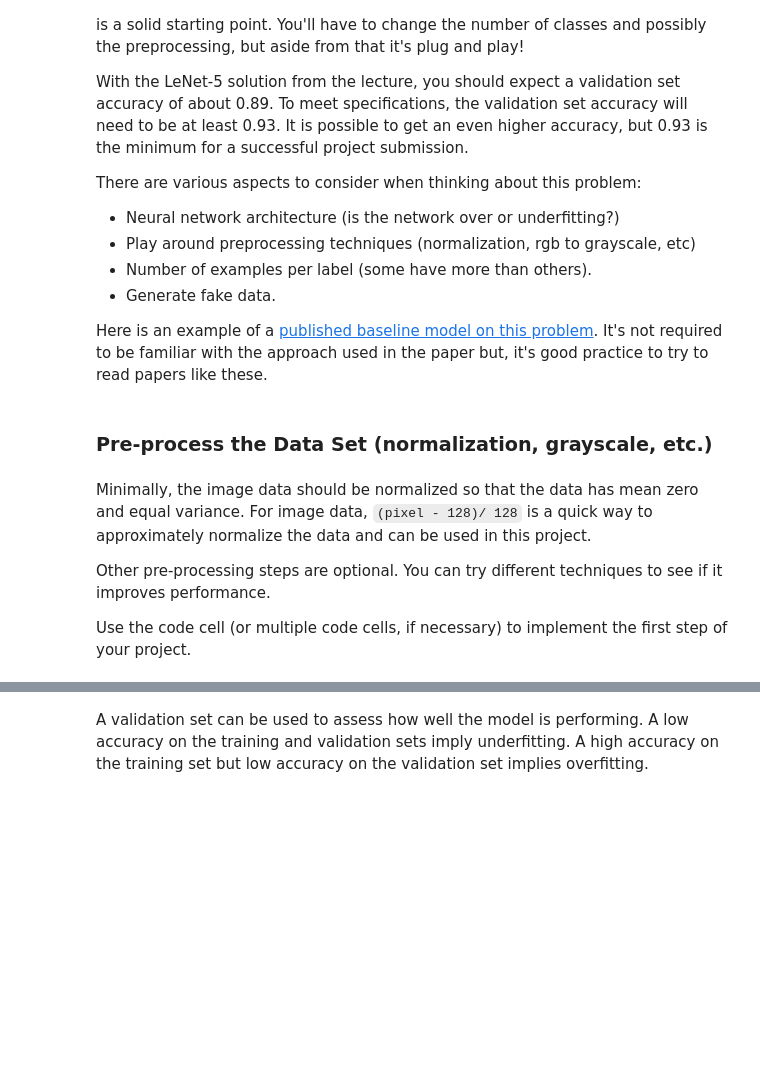
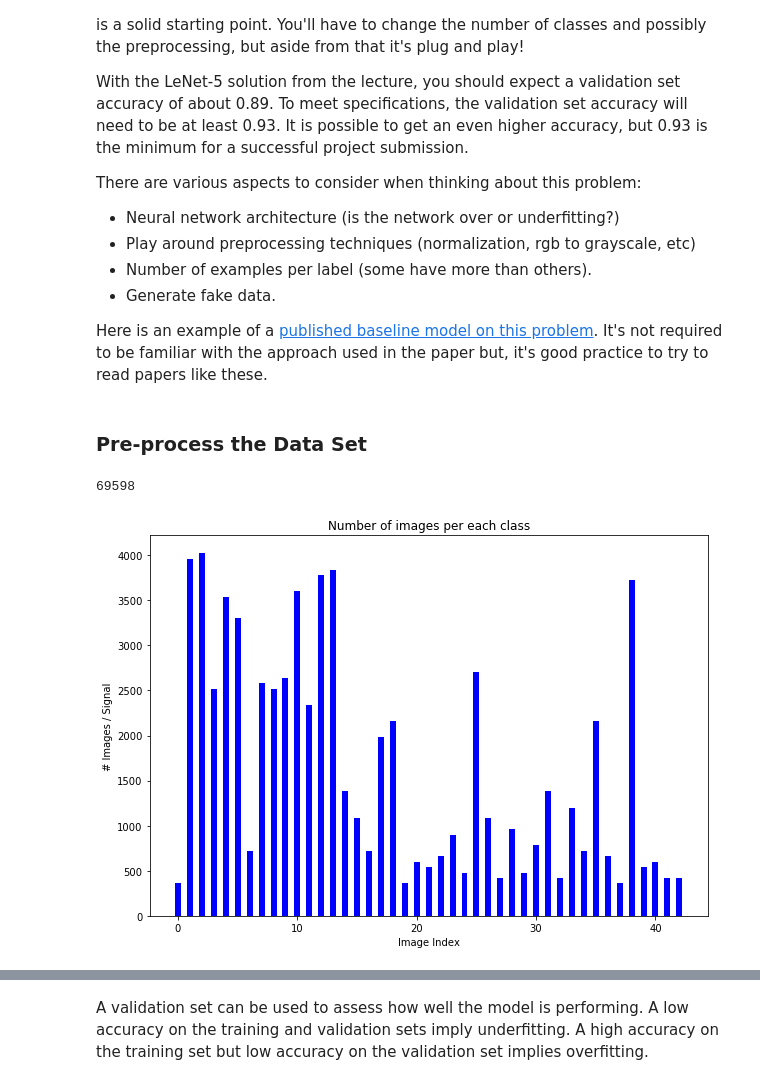
Before and after one commit to cralonsov/CarND-Traffic-Sign-Classifier-Project, a Jupyter notebook: Traffic_Sign_Classifier.ipynb, the cells around one changed output, grey strips where cells are left out. Cells and saved outputs as stored; diff of their text form; code cells hidden in the pictures; blank space fills up the shorter version.

```diff
--- a/Traffic_Sign_Classifier.ipynb
+++ b/Traffic_Sign_Classifier.ipynb
@@ -180,10 +190,4 @@ There are various aspects to consider when thinking about this problem:
 
 Here is an example of a [published baseline model on this problem](http://yann.lecun.com/exdb/publis/pdf/sermanet-ijcnn-11.pdf). It's not required to be familiar with the approach used in the paper but, it's good practice to try to read papers like these.
 # %% [markdown]
-### Pre-process the Data Set (normalization, grayscale, etc.)
+### Pre-process the Data Set
-# %% [markdown]
-Minimally, the image data should be normalized so that the data has mean zero and equal variance. For image data, `(pixel - 128)/ 128` is a quick way to approximately normalize the data and can be used in this project.
-
-Other pre-processing steps are optional. You can try different techniques to see if it improves performance.
-
-Use the code cell (or multiple code cells, if necessary) to implement the first step of your project.
@@ -203,0 +347,10 @@ def preprocessing_data(train_images):
+# %%
+len(X_train)
+# %% [output]
+69598
+# %%
+count = pd.value_counts(y_train).sort_index()
+
+stats_barchart(y_train, n_classes, count)
+# %% [output]
+[figure, added]
```
Also changed, not shown: parts of 28 cells of this notebook, 1 other file.
